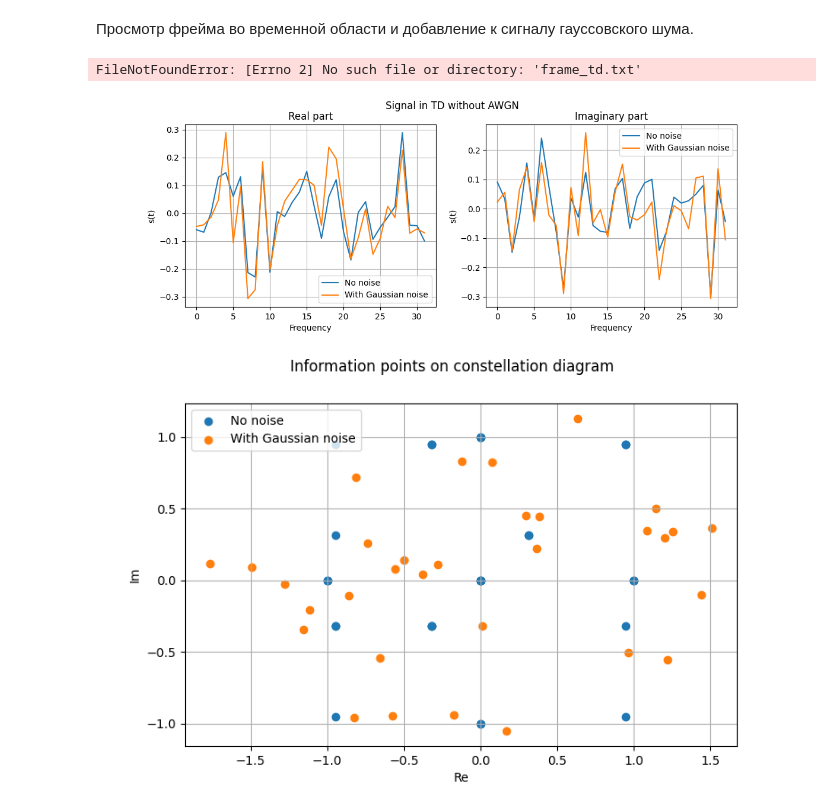
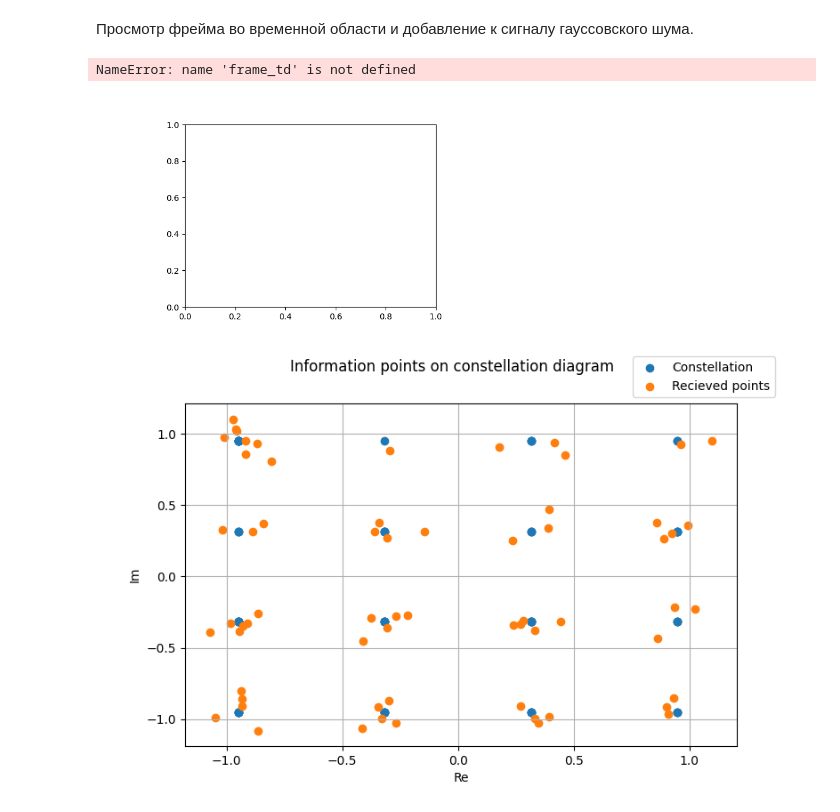
Before and after one commit to isvoropaev02/OFDM, a Jupyter notebook: model_performance.ipynb, the cells around one changed output. Saved outputs shown, nothing was run; the diff lists cells and outputs as text; code cells hidden in the pictures.

Commit message:
constellation scatter

```diff
--- a/model_performance.ipynb
+++ b/model_performance.ipynb
@@ -20,13 +20,8 @@ import matplotlib.pyplot as plt
 # %% [markdown]
 Просмотр фрейма во временной области и добавление к сигналу гауссовского шума.
 # %%
-frame_td = pd.read_csv('frame_td.txt', sep=',', index_col=False, header=None, names=['Re', 'Im'])
-frame_td_noise = pd.read_csv('frame_td_noise.txt', sep=',', index_col=False, header=None, names=['Re', 'Im'])
-
-frame = pd.read_csv('frame.txt', sep=',', index_col=False, header=None, names=['Re', 'Im'])
-frame_fd_noise = pd.read_csv('frame_fd_noise.txt', sep=',', index_col=False, header=None, names=['Re', 'Im'])
+info_frame = pd.read_csv('model_290324_CP_ber_evm\\info_frame.txt', sep=',', index_col=False, header=None, names=['Re', 'Im'])
+info_frame_fd = pd.read_csv('model_290324_CP_ber_evm\\info_frame_fd.txt', sep=',', index_col=False, header=None, names=['Re', 'Im'])
-# %% [output]
-FileNotFoundError: [Errno 2] No such file or directory: 'frame_td.txt'
 # %%
 fig1 = plt.figure(figsize=(12,4))
 ax_1 = fig1.add_subplot(121)
@@ -50,18 +45,19 @@ ax_2.set_title('Imaginary part')
 fig1.suptitle('Signal in TD without AWGN')
 plt.show()
 # %% [output]
+NameError: name 'frame_td' is not defined
-[figure, old version]
+[figure, new version]
 # %%
 fig2 = plt.figure(figsize=(8,5))
 ax_1 = fig2.add_subplot(111)
-ax_1.scatter(frame['Re'], frame['Im'], label='No noise')
-ax_1.scatter(frame_fd_noise['Re'], frame_fd_noise['Im'], label='With Gaussian noise')
+ax_1.scatter(info_frame['Re'], info_frame['Im'], label='Constellation')
+ax_1.scatter(info_frame_fd['Re'], info_frame_fd['Im'], label='Recieved points')
 ax_1.set_ylabel("Im")
 ax_1.set_xlabel(r"Re")
-ax_1.legend()
+ax_1.legend(bbox_to_anchor=(0.8, 1))
 ax_1.grid()
 #ax_1.set_title('Real part')
 fig2.suptitle('Information points on constellation diagram')
 plt.show()
 # %% [output]
-[figure, old version]
+[figure, new version]
```
Also changed, not shown: 11 other files.
